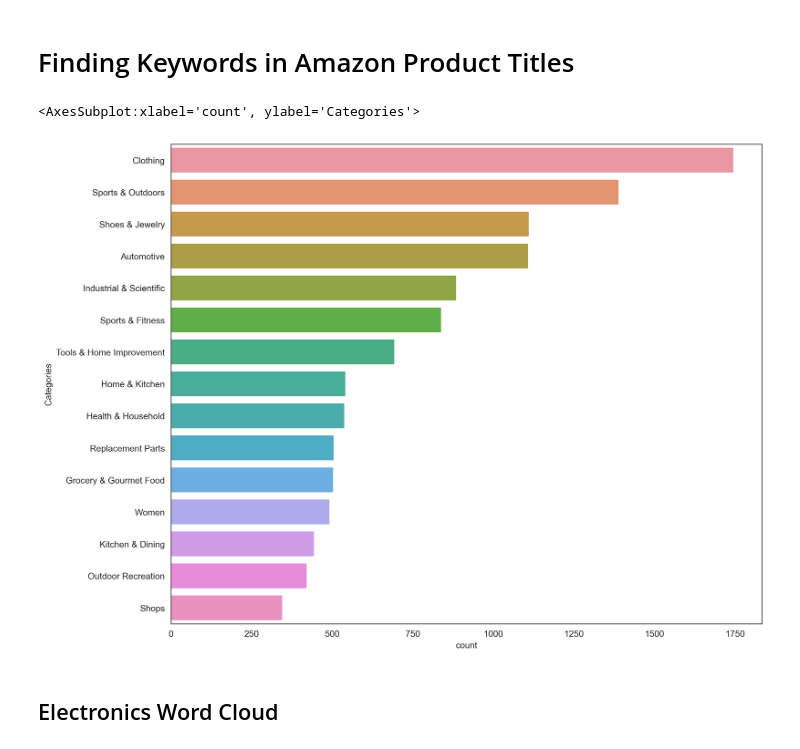
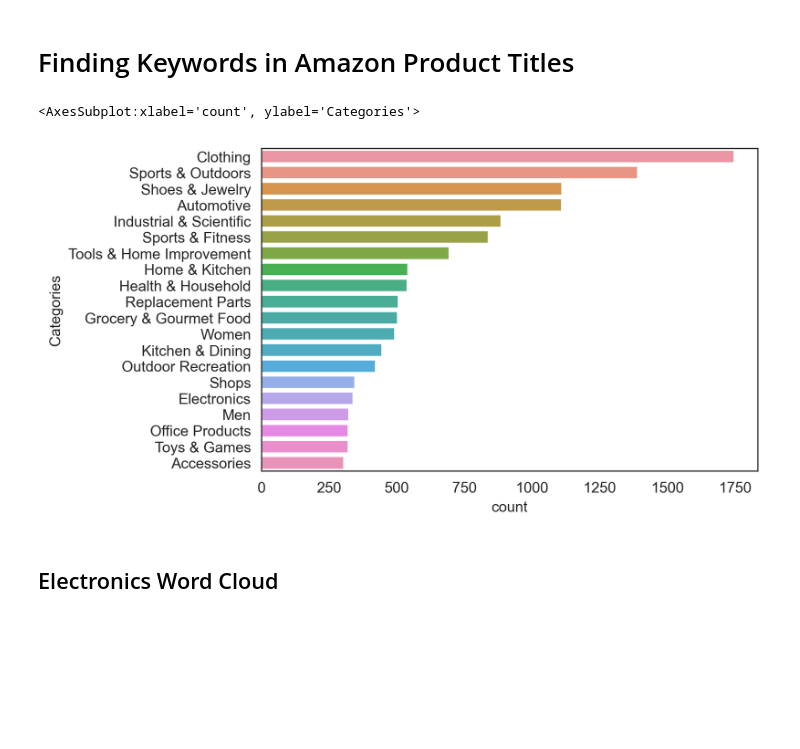
Before and after one commit to datares/team-aqua, a Jupyter notebook: Notebooks/Amazon_WordClouds.ipynb, the cells around one changed output. Drawn from its saved outputs; the diff is of its cells as text; code cells hidden in the pictures; blank space fills up the shorter version.

```diff
--- a/Notebooks/Amazon_WordClouds.ipynb
+++ b/Notebooks/Amazon_WordClouds.ipynb
@@ -34,13 +34,11 @@ for i in range (len(cats)):
 # %%
 df = pd.DataFrame({'Categories':categories})
 
-plt.figure(figsize=(12,10), dpi=300)
-sns.countplot(y="Categories", data=df, order=df.Categories.value_counts().iloc[:15].index)
-
-# Home & Kitchen, Health & Household, Kitchen & Dining, Grocery & Gourmet Food
+plt.figure(dpi=300)
+sns.countplot(y="Categories", data=df, order=df.Categories.value_counts().iloc[:20].index)
 # %% [output]
 <AxesSubplot:xlabel='count', ylabel='Categories'>
-[figure, old version]
+[figure, new version]
 # %%
 # function to list the titles of products within a certain category
 def cat_prods(cat):
```
Also changed, not shown: parts of 10 cells of this notebook.
